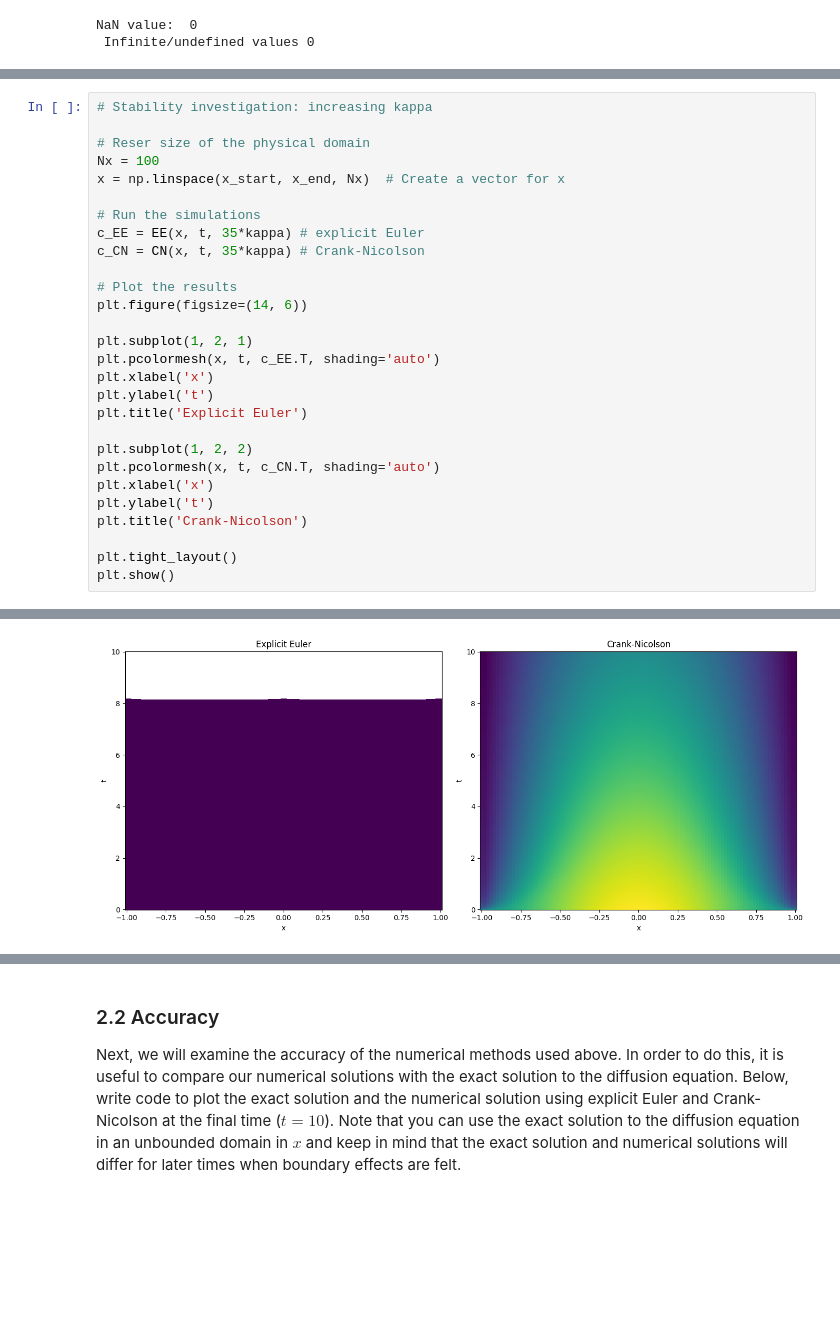
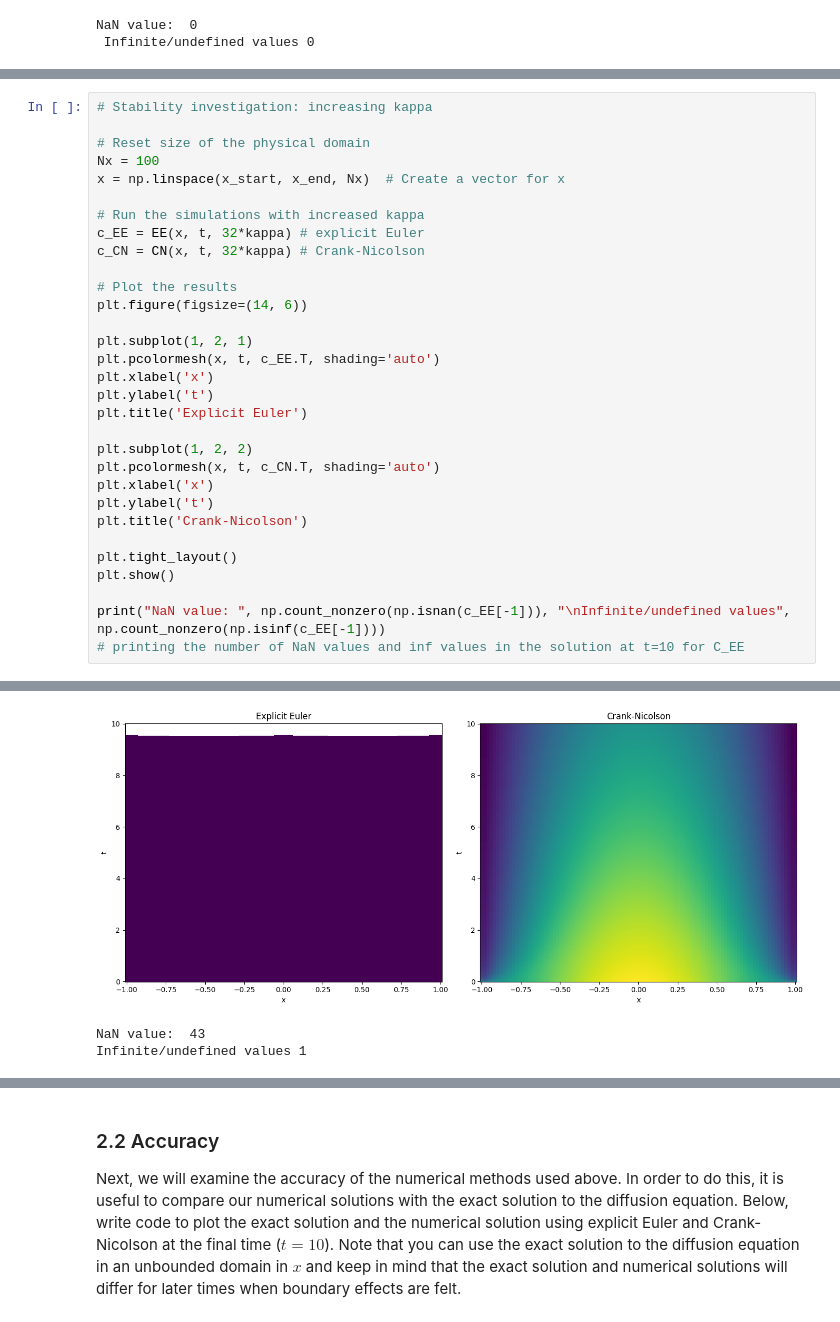
Before and after one commit to ananyaaa-j/QCES, a Jupyter notebook: Copy_of_Project1_numerical_methods.ipynb, the cells around one changed output, grey strips where cells are left out. Drawn from its saved outputs; the diff is of its cells as text; blank space fills up the shorter version.

```diff
--- a/Copy_of_Project1_numerical_methods.ipynb
+++ b/Copy_of_Project1_numerical_methods.ipynb
@@ -251,13 +248,13 @@ NaN value:  2
 # %%
 # Stability investigation: increasing kappa
 
-# Reser size of the physical domain
+# Reset size of the physical domain
 Nx = 100
 x = np.linspace(x_start, x_end, Nx)  # Create a vector for x
 
-# Run the simulations
-c_EE = EE(x, t, 35*kappa) # explicit Euler
-c_CN = CN(x, t, 35*kappa) # Crank-Nicolson
+# Run the simulations with increased kappa
+c_EE = EE(x, t, 32*kappa) # explicit Euler
+c_CN = CN(x, t, 32*kappa) # Crank-Nicolson
 
 # Plot the results
 plt.figure(figsize=(14, 6))
@@ -276,4 +273,7 @@ plt.title('Crank-Nicolson')
 
 plt.tight_layout()
 plt.show()
+
+print("NaN value: ", np.count_nonzero(np.isnan(c_EE[-1])), "\nInfinite/undefined values", np.count_nonzero(np.isinf(c_EE[-1])))
+# printing the number of NaN values and inf values in the solution at t=10 for C_EE
 # %% [output]
@@ -281,3 +281,5 @@ Explicit Euler method took 0.10 seconds
 Crank-Nicolson method took 0.10 seconds
-[figure, old version]
+[figure, new version]
+NaN value:  43
+Infinite/undefined values 1
 # %% [markdown]
```
Also changed, not shown: parts of 13 cells of this notebook.
